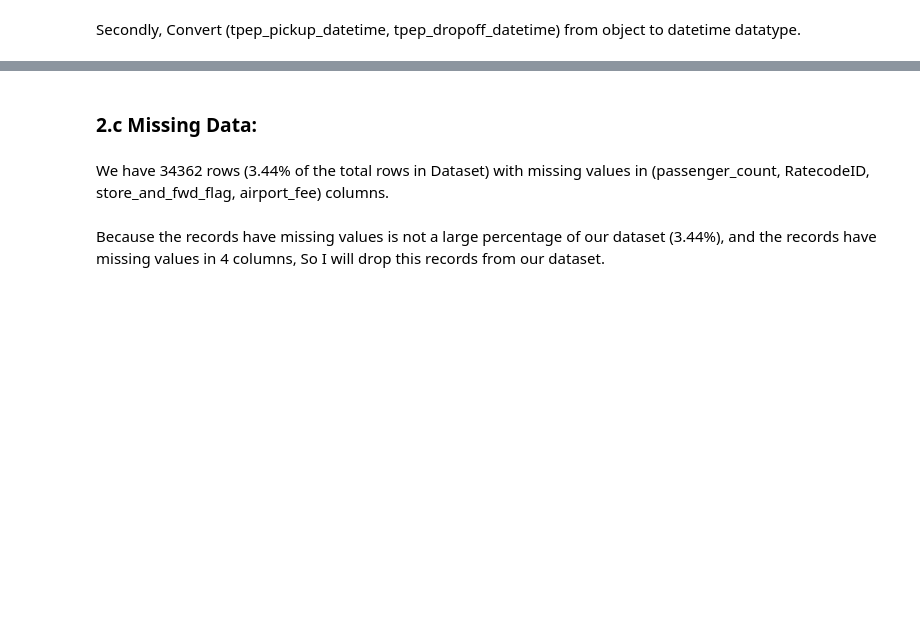
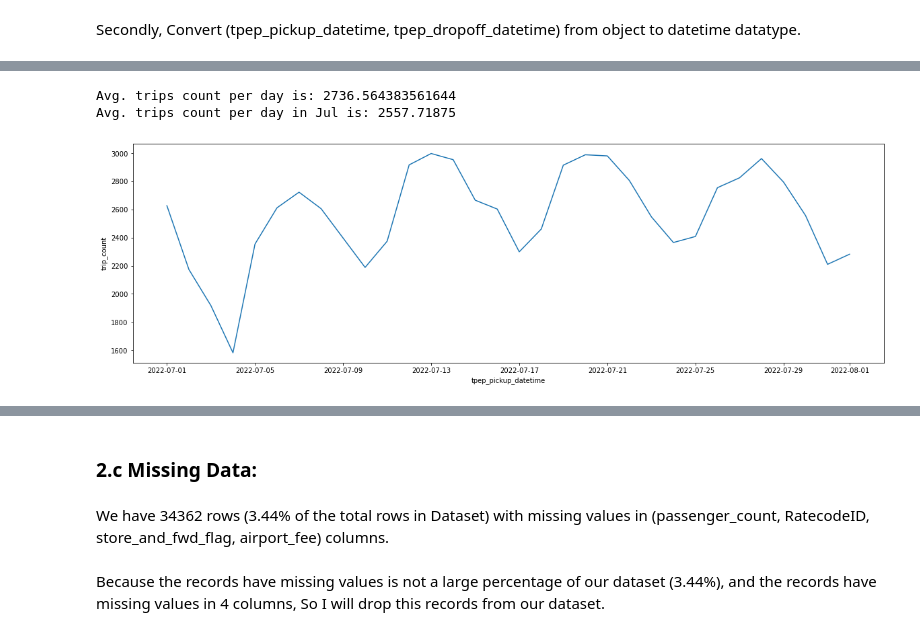
Before and after one commit to AbanoubYounan/Predict-Taxi-Fare-Before-Riding, a Jupyter notebook: Predict_NewYork_Yellow_Taxi_Fare.ipynb, the cells around one changed output, grey strips where cells are left out. Saved outputs shown, nothing was run; the diff lists cells and outputs as text; code cells hidden in the pictures; blank space fills up the shorter version.

```diff
--- a/Predict_NewYork_Yellow_Taxi_Fare.ipynb
+++ b/Predict_NewYork_Yellow_Taxi_Fare.ipynb
@@ -290,0 +325,12 @@ plt.show()
+# %%
+# Zoom in Jule month
+plt.figure(figsize=(20,6))
+df_date_jul = df_date[((df_date['tpep_pickup_datetime'] >= datetime.date(2022,7,1)) & (df_date['tpep_pickup_datetime'] <= datetime.date(2022,8,1)))]
+sns.lineplot(data = df_date_jul, x='tpep_pickup_datetime', y='trip_count')
+print('Avg. trips count per day is:',df_date['trip_count'].mean())
+print('Avg. trips count per day in Jul is:',df_date_jul['trip_count'].mean())
+plt.show()
+# %% [output]
+Avg. trips count per day is: 2736.564383561644
+Avg. trips count per day in Jul is: 2557.71875
+[figure, added]
```
Also changed, not shown: parts of 69 cells of this notebook, 2 other files.
